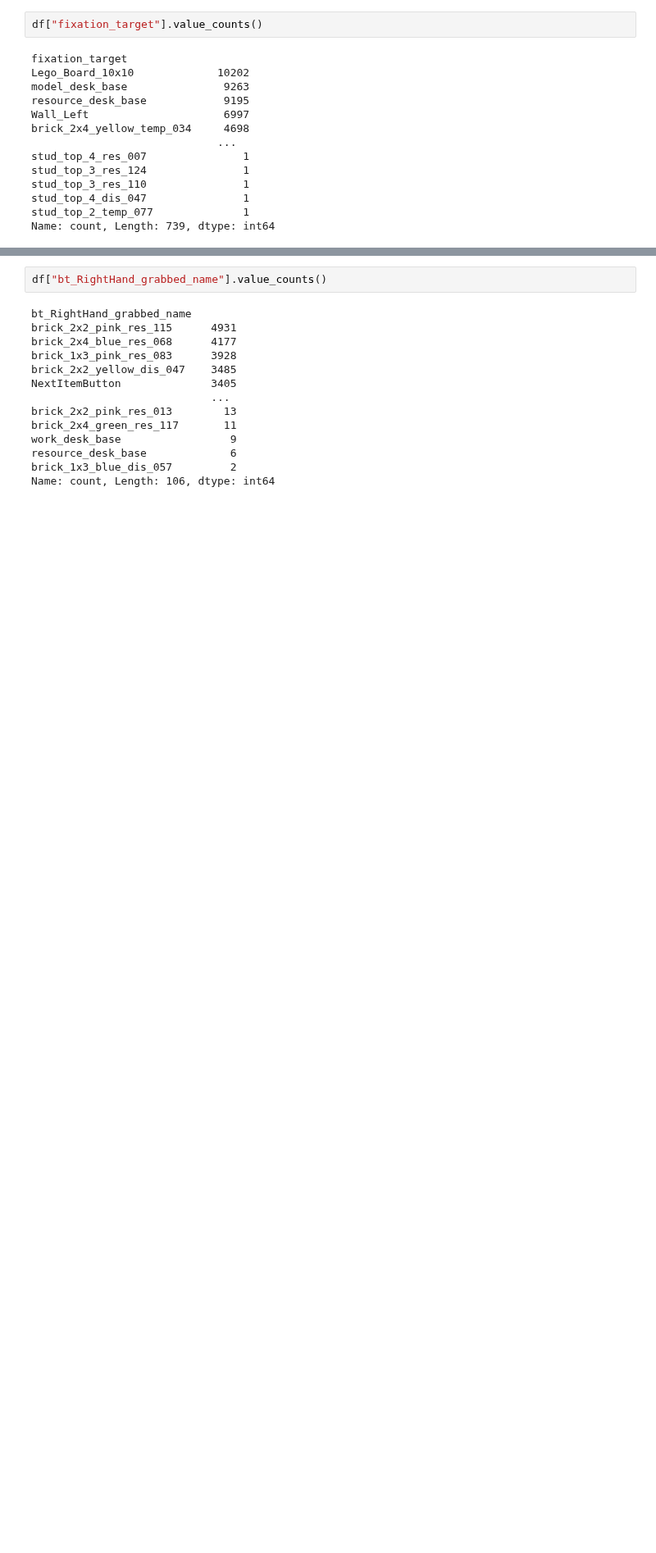
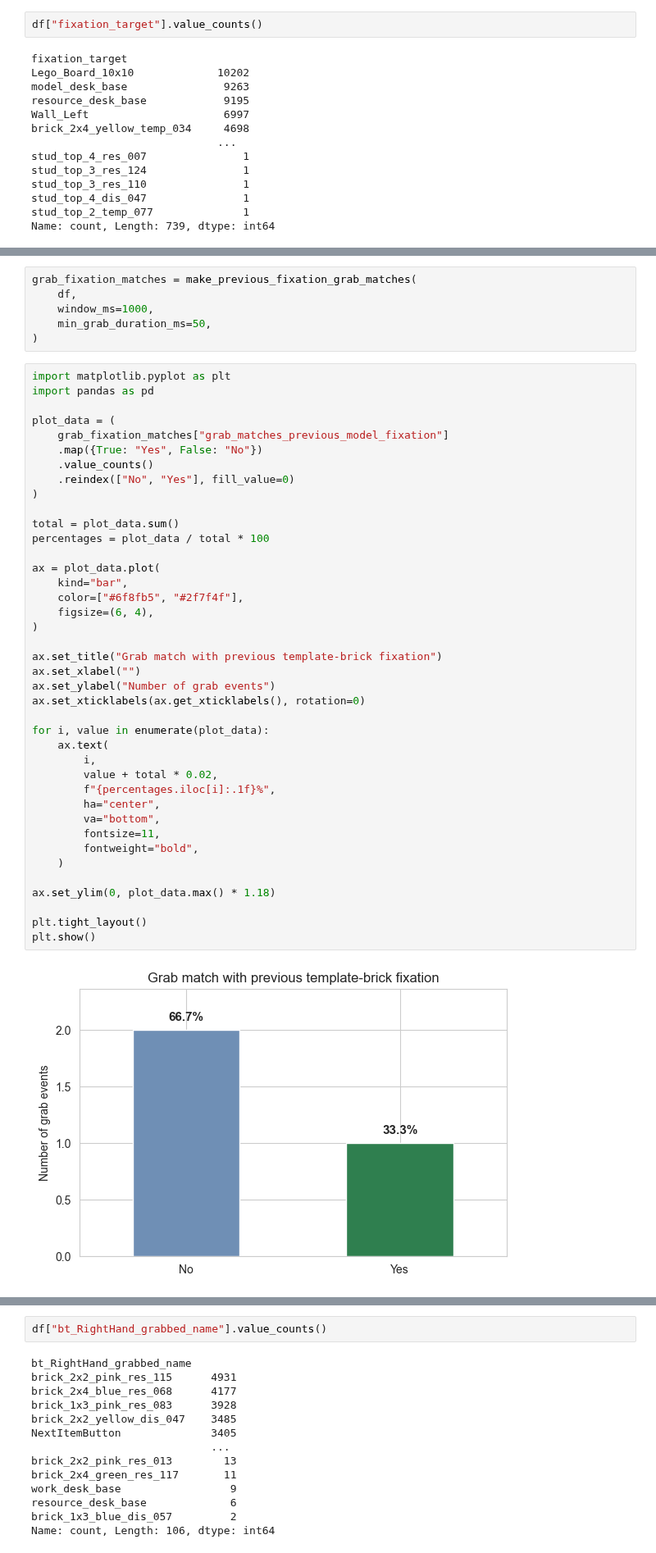
Before and after one commit to JohnMadrid/lego-vr-analysis, a Jupyter notebook: eye-classification/notebooks/lego_analysis.ipynb, the cells around one changed output, grey strips where cells are left out. Shown at 82% size. Saved outputs shown, nothing was run; the diff lists cells and outputs as text; blank space fills up the shorter version.

Commit message:
ADD merged data analysis notebook

```diff
--- a/eye-classification/notebooks/lego_analysis.ipynb
+++ b/eye-classification/notebooks/lego_analysis.ipynb
@@ -1062,0 +1407,48 @@ Name: count, Length: 739, dtype: int64
+# %%
+grab_fixation_matches = make_previous_fixation_grab_matches(
+    df,
+    window_ms=1000,
+    min_grab_duration_ms=50,
+)
+# %%
+import matplotlib.pyplot as plt
+import pandas as pd
+
+plot_data = (
+    grab_fixation_matches["grab_matches_previous_model_fixation"]
+    .map({True: "Yes", False: "No"})
+    .value_counts()
+    .reindex(["No", "Yes"], fill_value=0)
+)
+
+total = plot_data.sum()
+percentages = plot_data / total * 100
+
+ax = plot_data.plot(
+    kind="bar",
+    color=["#6f8fb5", "#2f7f4f"],
+    figsize=(6, 4),
+)
+
+ax.set_title("Grab match with previous template-brick fixation")
+ax.set_xlabel("")
+ax.set_ylabel("Number of grab events")
+ax.set_xticklabels(ax.get_xticklabels(), rotation=0)
+
+for i, value in enumerate(plot_data):
+    ax.text(
+        i,
+        value + total * 0.02,
+        f"{percentages.iloc[i]:.1f}%",
+        ha="center",
+        va="bottom",
+        fontsize=11,
+        fontweight="bold",
+    )
+
+ax.set_ylim(0, plot_data.max() * 1.18)
+
+plt.tight_layout()
+plt.show()
+# %% [output]
+[figure, added]
```
Also changed, not shown: parts of 31 cells of this notebook, 8 other files.
